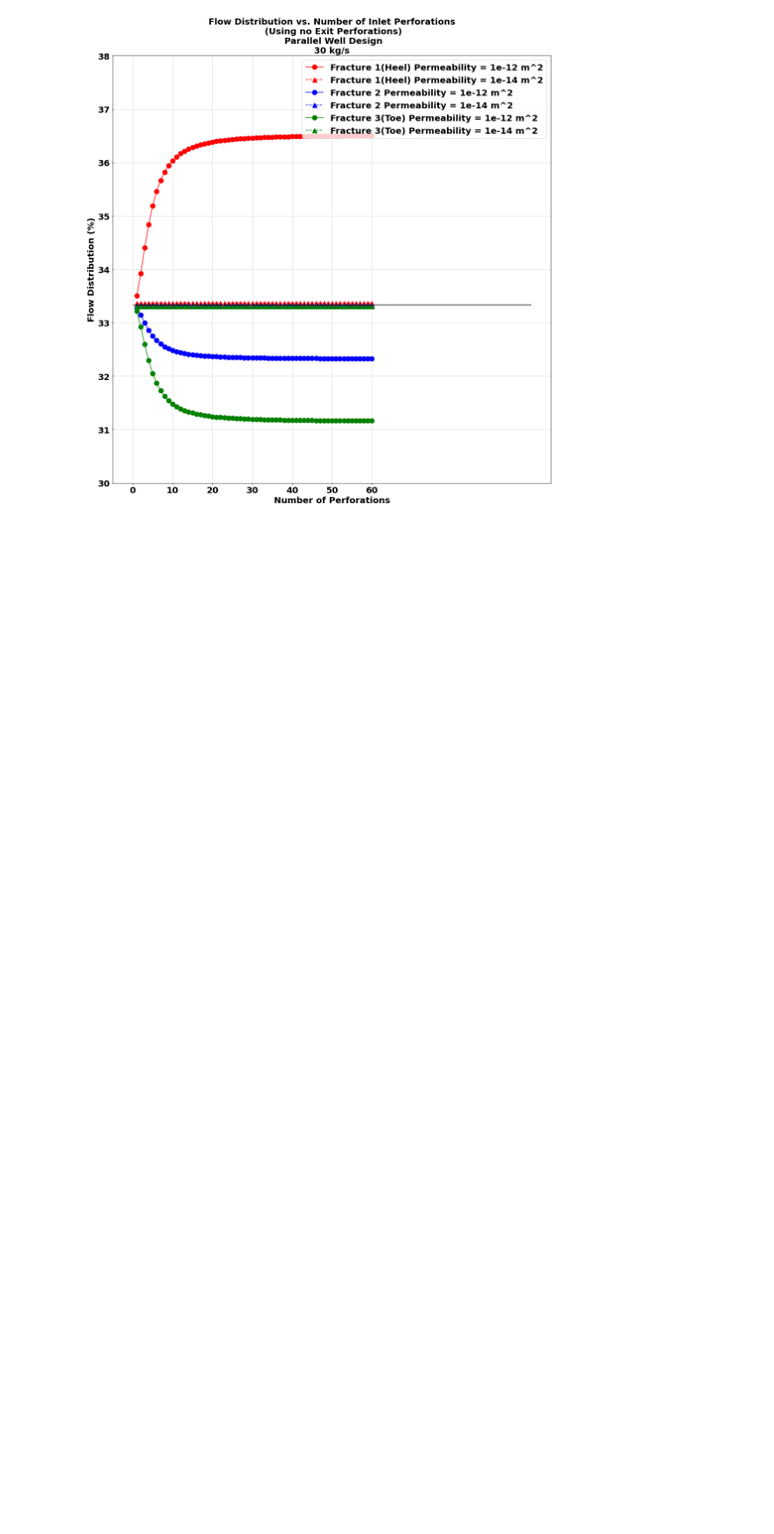
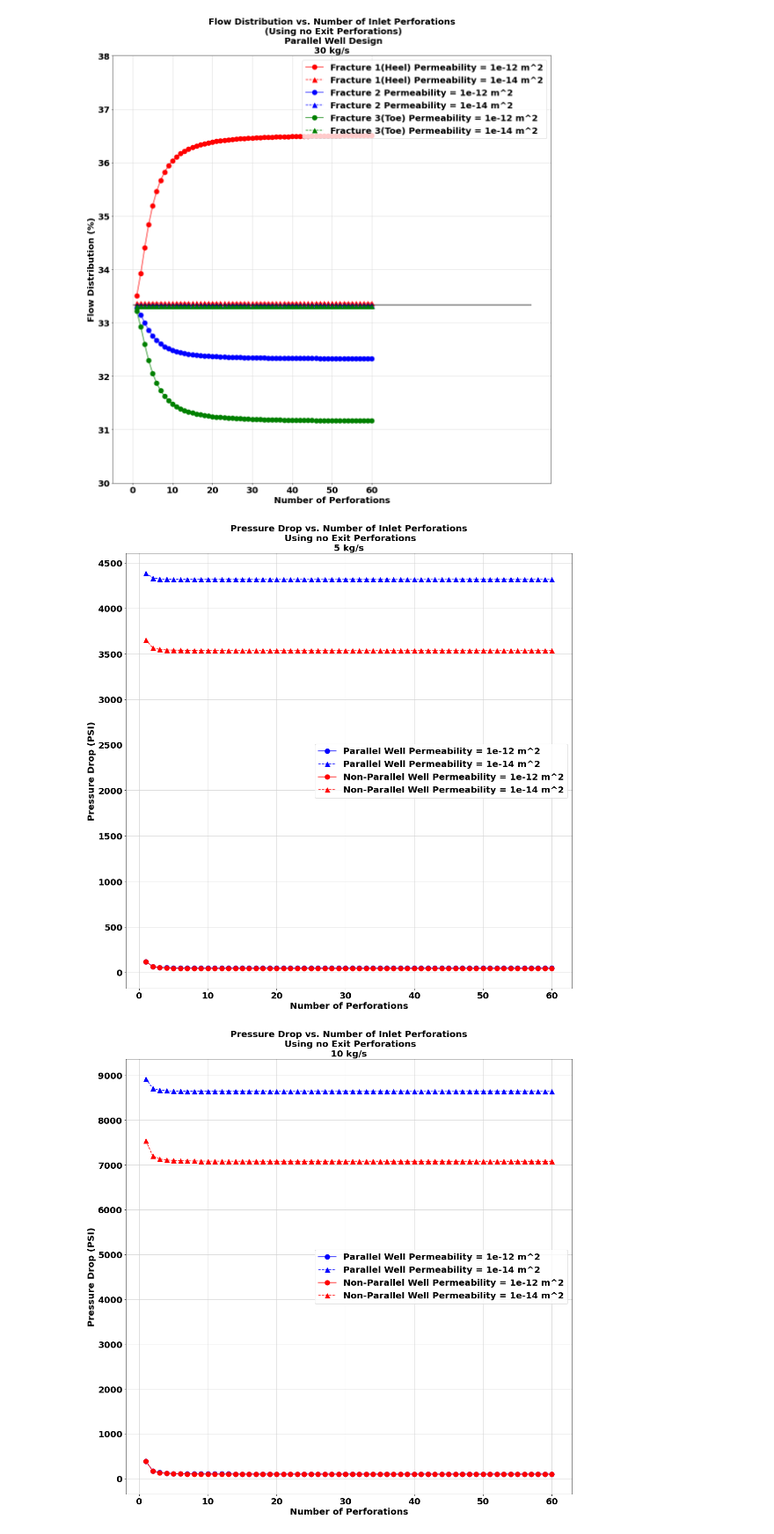
Before and after one commit to BenjaminWillisINL/AnalyticalDataCSVs, a Jupyter notebook: ComparePermeability/Perm Plots.ipynb, the cells around one changed output. Shown at 88% size. Cells and saved outputs as stored; diff of their text form; code cells hidden in the pictures; blank space fills up the shorter version.

```diff
--- a/ComparePermeability/Perm Plots.ipynb
+++ b/ComparePermeability/Perm Plots.ipynb
@@ -103,7 +103,7 @@ is_windows = any(platform.win32_ver())
 if is_windows==True:
     path=r'CustomPath'
 else:
-    path=r'/Users/willba/Desktop/PermeabilityGraphs'
+    path=r'/Users/willba/Desktop'
 
 
 matplotlib.rcParams.update({'font.size': 20})
@@ -332,3 +332,27 @@ for i in range(np.size(Flowrate_Initial)):
 [figure]
 [figure]
 [figure]
+# %%
+for i in range(np.size(Flowrate_Initial)):
+    fig = plt.figure(i+1)
+    ax = fig.gca()
+    for axis in [ax.xaxis, ax.yaxis]:
+        axis.set_major_locator(ticker.MaxNLocator(integer=True))
+    fig.set_figwidth(18)
+    fig.set_figheight(18)
+
+    plt.plot(NumberOfPerfs[:],Pressuredropwithout[:,i],'b',marker = 'o',markersize = 11)
+    plt.plot(NumberOfPerfs[:],Pressuredropwith[:,i],'b--',marker = '^',markersize = 11)
+    plt.plot(NumberOfPerfs[:],Pressuredropwithout[:,i+6],'r',marker = 'o',markersize = 11)
+    plt.plot(NumberOfPerfs[:],Pressuredropwith[:,i+6],'r--',marker = '^',markersize = 11)
+    plt.xticks(np.arange(0, max(NumberOfPerfs)+1, 10))
+    #plt.ylim(30,38)
+    plt.xlabel('Number of Perforations', fontsize = 20, fontweight = 'bold')
+    plt.ylabel('Pressure Drop (PSI)', fontsize = 20, fontweight = 'bold')
+    plt.title('Pressure Drop vs. Number of Inlet Perforations\n Using no Exit Perforations\n'+str(Flowrate_Initial[i])+' kg/s',fontsize = 20, fontweight = 'bold')
+    plt.legend(['Parallel Well Permeability = 1e-12 m^2','Parallel Well Permeability = 1e-14 m^2','Non-Parallel Well Permeability = 1e-12 m^2','Non-Parallel Well Permeability = 1e-14 m^2'], fontsize = 20)
+    plt.grid(which='major', axis='both',color='lightgrey',zorder=1)
+    fig.savefig(r'%s/pdrop.png' %path, bbox_inches='tight')
+# %% [output]
+[figure, added]
+[figure, added]
```
Also changed, not shown: parts of 1 cell of this notebook.
